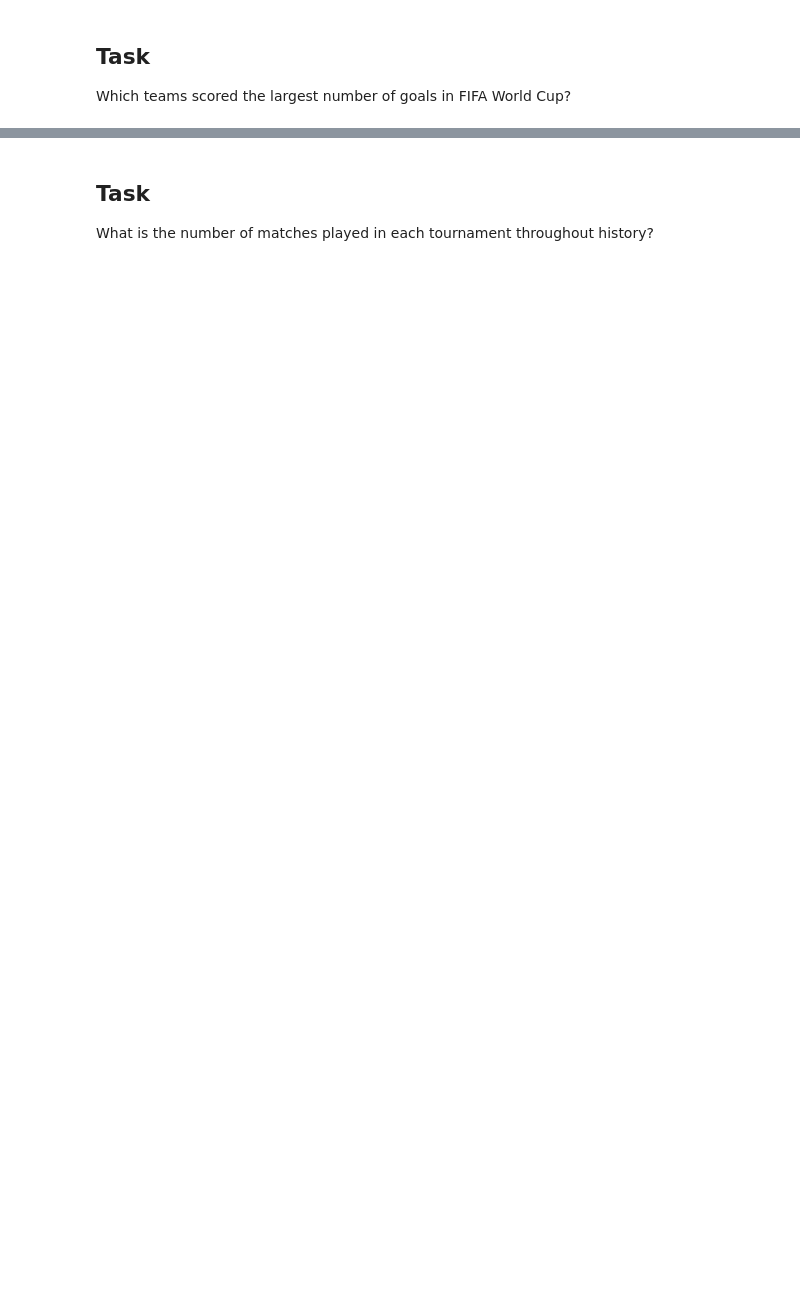
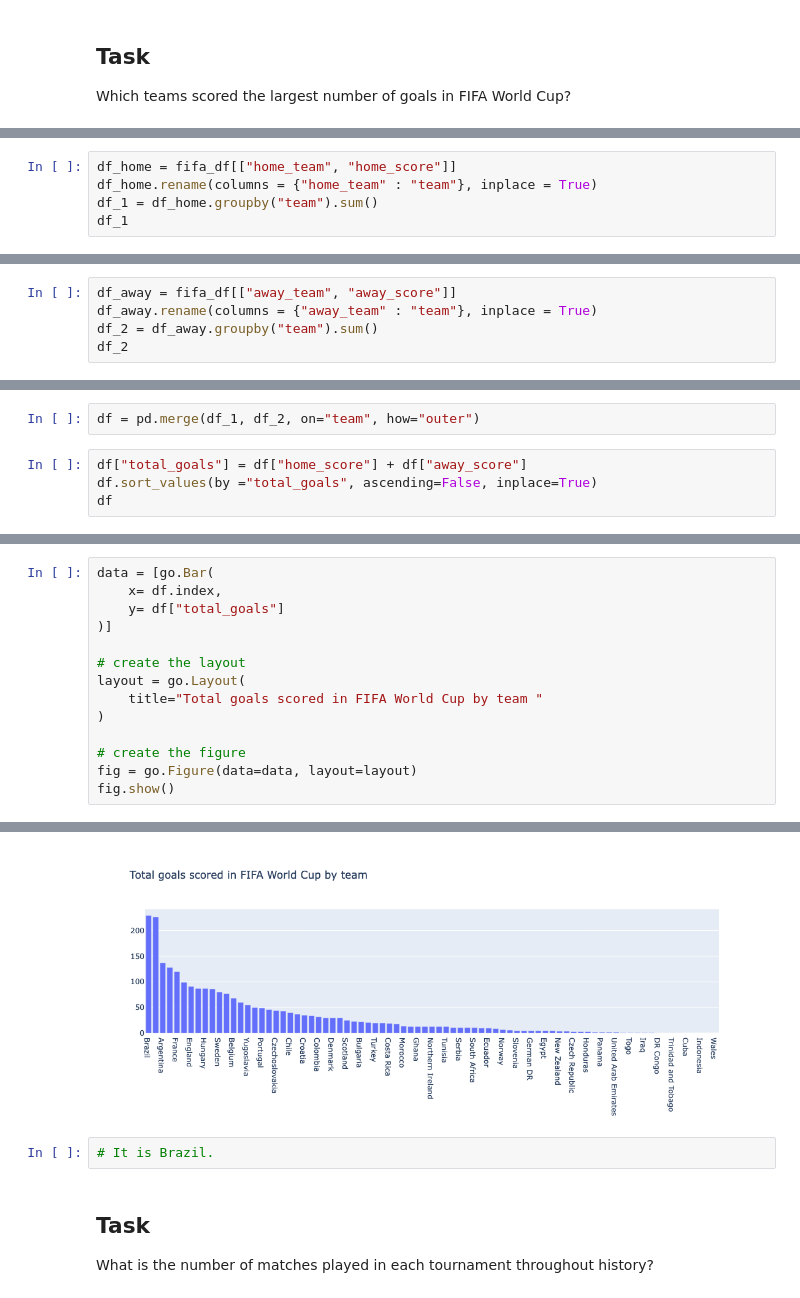
Before and after one commit to ryan-ferns/DS_auticon_week_3, a Jupyter notebook: dataviz_challenge.ipynb, the cells around one changed output, grey strips where cells are left out. Drawn from its saved outputs; the diff is of its cells as text; blank space fills up the shorter version.

```diff
--- a/dataviz_challenge.ipynb
+++ b/dataviz_challenge.ipynb
@@ -12,0 +131,5 @@ Which teams scored the largest number of goals in FIFA World Cup?
+# %%
+df_home = fifa_df[["home_team", "home_score"]]
+df_home.rename(columns = {"home_team" : "team"}, inplace = True)
+df_1 = df_home.groupby("team").sum()
+df_1
@@ -12,0 +155,5 @@ Which teams scored the largest number of goals in FIFA World Cup?
+# %%
+df_away = fifa_df[["away_team", "away_score"]]
+df_away.rename(columns = {"away_team" : "team"}, inplace = True)
+df_2 = df_away.groupby("team").sum()
+df_2
@@ -12,0 +179,6 @@ Which teams scored the largest number of goals in FIFA World Cup?
+# %%
+df = pd.merge(df_1, df_2, on="team", how="outer")
+# %%
+df["total_goals"] = df["home_score"] + df["away_score"]
+df.sort_values(by ="total_goals", ascending=False, inplace=True)
+df
@@ -12,0 +200,15 @@ Which teams scored the largest number of goals in FIFA World Cup?
+# %%
+data = [go.Bar(
+    x= df.index,
+    y= df["total_goals"]
+)]
+
+# create the layout
+layout = go.Layout(
+    title="Total goals scored in FIFA World Cup by team "
+)
+
+# create the figure
+fig = go.Figure(data=data, layout=layout)
+fig.show()
+# %% [output]
@@ -13,3 +216,6 @@ Which teams scored the largest number of goals in FIFA World Cup?
+[figure, added]
+# %%
+# It is Brazil.
 # %% [markdown]
 ## Task
 What is the number of matches played in each tournament throughout history?
```
Also changed, not shown: parts of 28 cells of this notebook.
